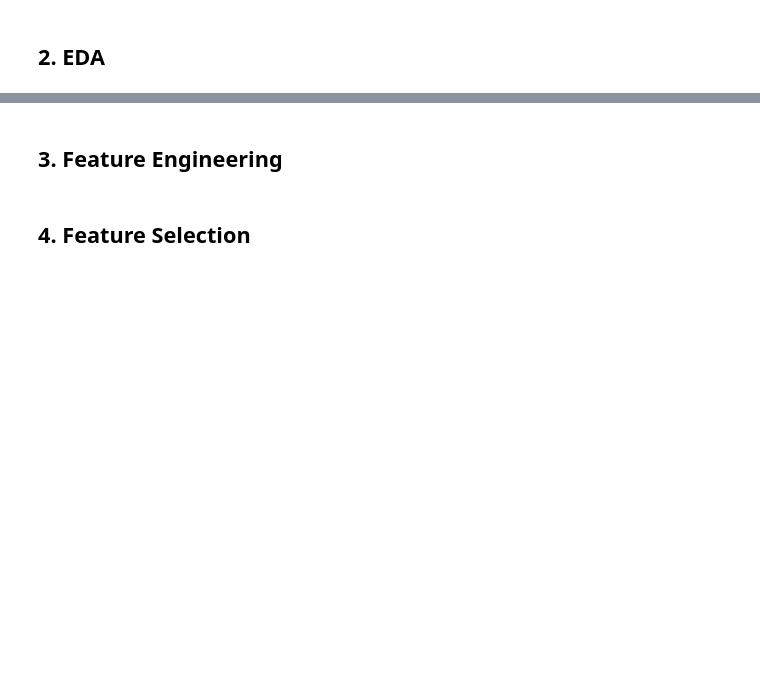
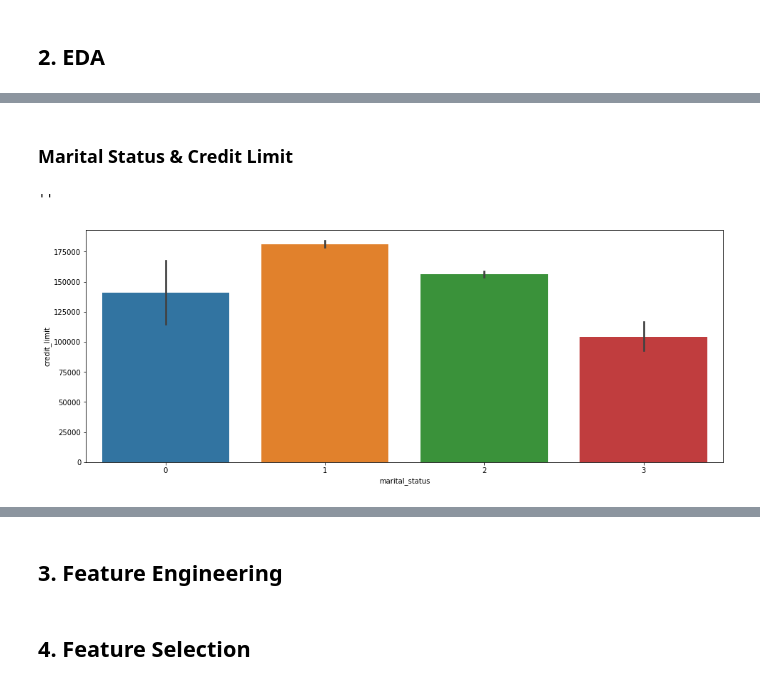
Before and after one commit to Mynusjanai/nyc-dc-ds-020121, a Jupyter notebook: Phase_3/bake_off/classification-bakeoff-template.ipynb, the cells around one changed output, grey strips where cells are left out. Cells and saved outputs as stored; diff of their text form; code cells hidden in the pictures; blank space fills up the shorter version.

```diff
--- a/Phase_3/bake_off/classification-bakeoff-template.ipynb
+++ b/Phase_3/bake_off/classification-bakeoff-template.ipynb
@@ -250,0 +234,12 @@ ValueError: The truth value of a Series is ambiguous. Use a.empty, a.bool(), a.i
+# %% [markdown]
+### Marital Status & Credit Limit
+# %%
+x_line = taiwan['marital_status']
+y_line = taiwan['credit_limit']
+
+plt.figure(figsize=(16, 6))
+sns.barplot(data = taiwan, x = x_line, y = y_line)
+;
+# %% [output]
+''
+[figure, added]
```
Also changed, not shown: parts of 26 cells of this notebook.
